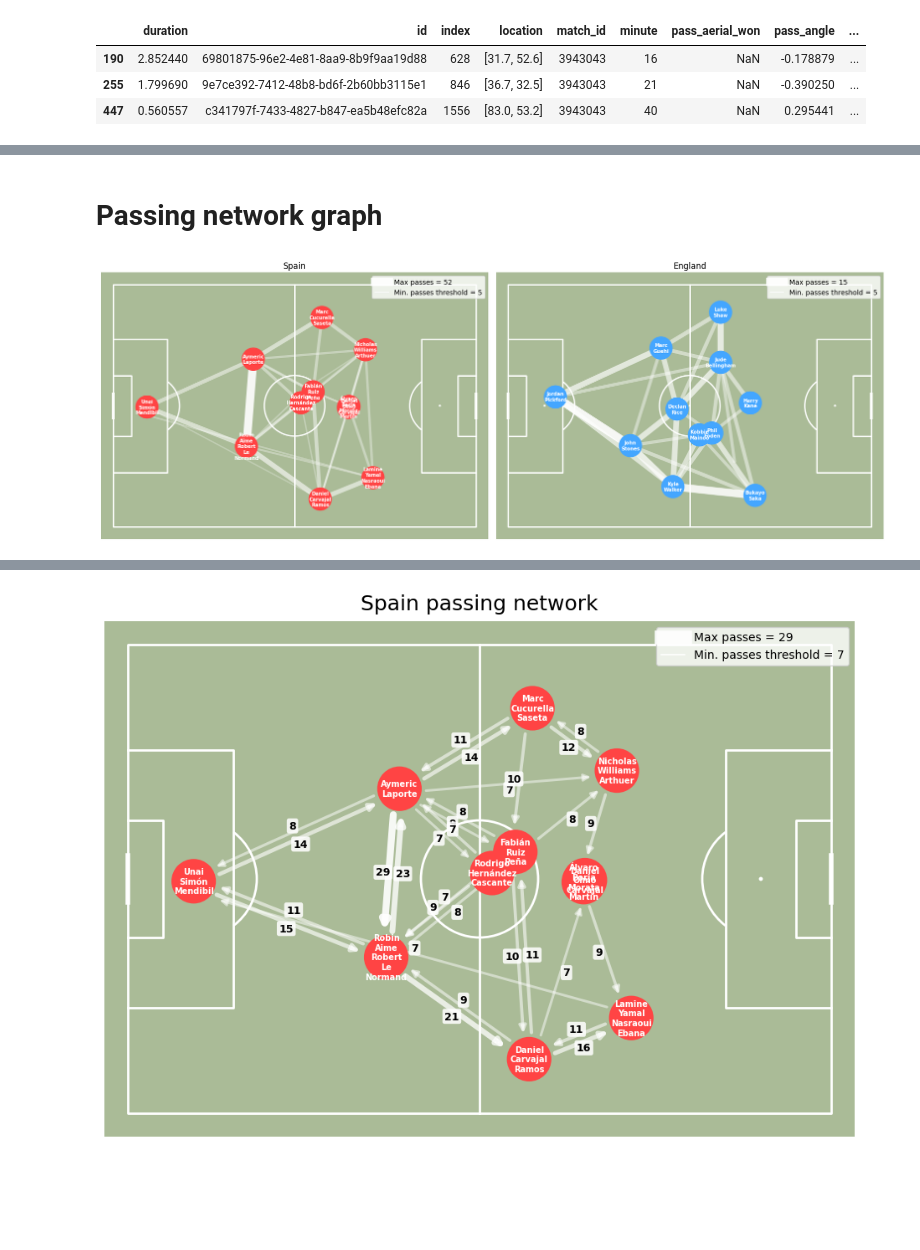
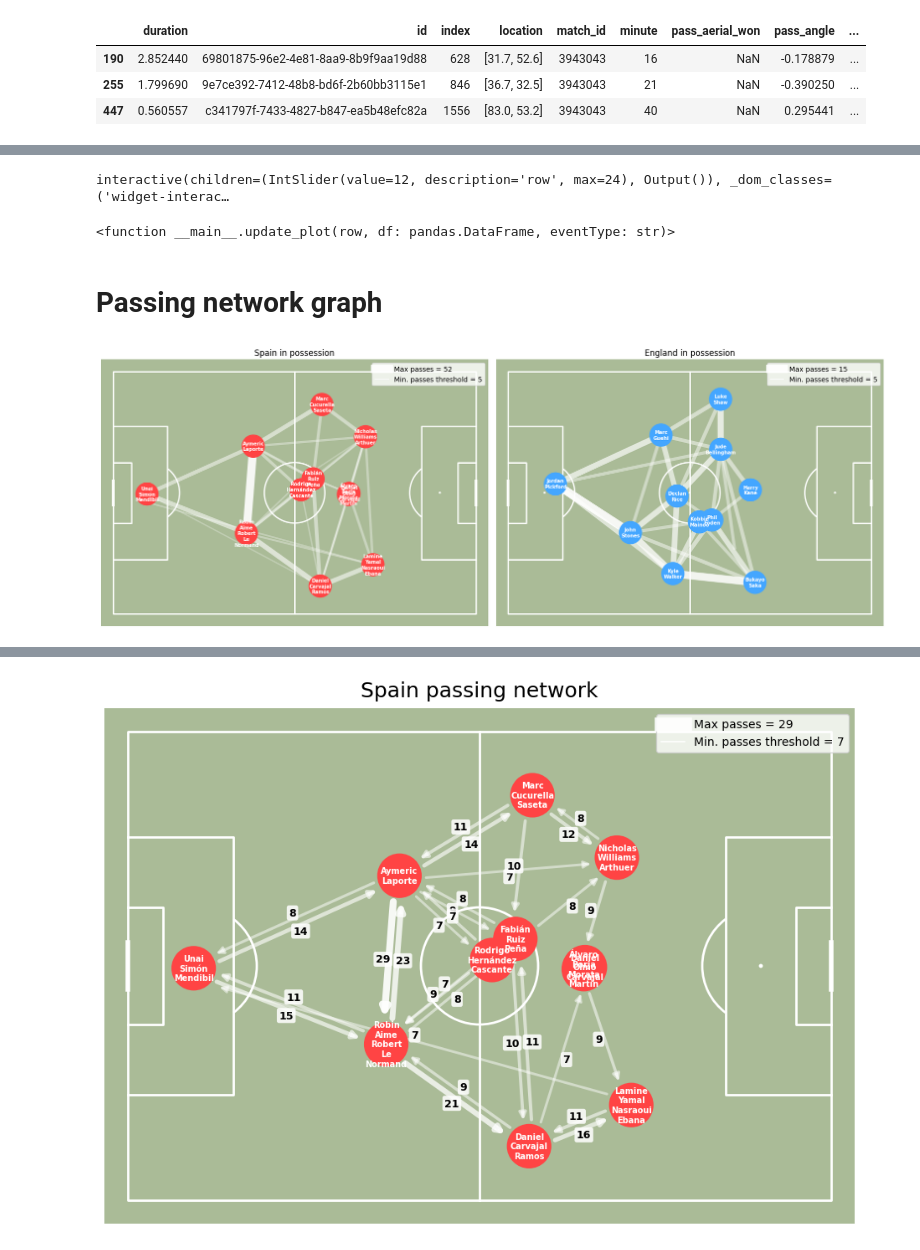
Before and after one commit to francisco-kim/footballAnalysis, a Jupyter notebook: statsbomb.ipynb, the cells around one changed output, grey strips where cells are left out. Drawn from its saved outputs; the diff is of its cells as text; code cells hidden in the pictures; blank space fills up the shorter version.

Commit message:
Add pass/shot/carry graph

```diff
--- a/statsbomb.ipynb
+++ b/statsbomb.ipynb
@@ -93,7 +93,7 @@ dfEvents.head()
 | 3 | NaN | NaN | NaN | NaN | NaN | ... |
 | 4 | NaN | NaN | NaN | NaN | NaN | ... |
 # %%
-df360 = pd.read_json(rf'C:\ProjDotNet\footballAnalysis\data\open-data-master\open-data-master\data\three-sixty\{match}.json')
+df360 = pd.read_json(rf'.\data\open-data-master\data\three-sixty\{match}.json')
 dfEvents.head()
 # %% [output]
 |  | 50_50 | ball_receipt_outcome | ball_recovery_recovery_failure | block_deflection | block_offensive | ... |
@@ -394,3 +405,73 @@ dfRodriPassFailed
+# %%
+# eventType: pass, shot, carry
+def update_plot(row, df: pd.DataFrame, eventType: str):
+    # 1. IMPORTANT: Clear the current figure to prevent stacking/not refreshing
+    plt.close('all')
+
+    pitch = Pitch(pitch_type='statsbomb', pitch_color='#aabb97', line_color='white', linewidth=2)
+    fig, ax = pitch.draw(figsize=(12, 8))
+
+    # Get the data
+    dfFiltered = df[df['type'] == eventType.capitalize()]
+    dfFiltered[['xStart','yStart']] = pd.DataFrame(dfFiltered.location.tolist(), index=dfFiltered.index)
+    #dfFiltered[['xEnd','yEnd']] = pd.DataFrame(dfFiltered[eventType + "_end_location"].tolist(), index=dfFiltered.index)
+    # The "shot" can have a z-value sometimes
+    dfFiltered[['xEnd', 'yEnd', 'zEnd']] = pd.DataFrame(
+        [loc + [float('nan')] * (3 - len(loc)) for loc in dfFiltered[eventType + "_end_location"]],
+        index=dfFiltered.index)
+    dfPlot = dfFiltered.iloc[row]
+
+    # Extract the extra info
+    minute = dfPlot.get('minute', 'N/A')
+    # Pressure is often a boolean (True/NaN), handle with .get() or fillna
+    under_pressure = "Yes" if dfPlot.get('under_pressure') == 1 else "No"
+    outcome = "Complete" if pd.isna(dfPlot.get(eventType + '_outcome')) else dfPlot[eventType + '_outcome']
+    playerName = dfPlot['player']
+
+    # Calculate totals from freeze_frame
+    freeze_frame = dfPlot.get('freeze_frame', [])
+    if not isinstance(freeze_frame, list):
+        freeze_frame = []  # Default to an empty list if it's not a valid list
+    teammatesCount = len([p for p in freeze_frame if p['teammate']])
+    opponentsCount = len([p for p in freeze_frame if not p['teammate']])
+
+    # Draw your pass
+    pitch.scatter(x=dfPlot['xStart'], y=dfPlot['yStart'], ax=ax, c='blue', s=100, zorder=3)
+    pitch.lines(xstart=dfPlot['xStart'], ystart=dfPlot['yStart'],
+                xend=dfPlot['xEnd'], yend=dfPlot['yEnd'],
+                ax=ax, comet=True, color='white', lw=3)
+
+    # Draw freeze frame
+    if 'freeze_frame' in dfPlot and isinstance(dfPlot['freeze_frame'], list):
+        for player in dfPlot['freeze_frame']:
+            color = 'green' if player['keeper'] else 'blue' if player['teammate'] else 'red'
+            pitch.scatter(x=player['location'][0], y=player['location'][1],
+                          ax=ax, c=color, s=80, edgecolors='white')
+
+    # Update Title with the info
+    # Check if zEnd is not NaN
+    z_value = dfPlot['zEnd']
+    z_text = f" | z: {z_value:.2f}" if pd.notna(z_value) else ""
+    ax.set_title(f"{playerName} | {outcome} {eventType} {row} | Under Pressure: {under_pressure} | Minute: {minute}{z_text}",
+                 fontsize=16, pad=10)
+
+    # Add Legend with dynamic counts
+    # We create empty scatter points just to generate the legend labels
+    ax.scatter([], [], c='blue', label=f'Teammates: {teammatesCount}')
+    ax.scatter([], [], c='red', label=f'Opponents: {opponentsCount}')
+    ax.legend(loc='upper right', fontsize=9, frameon=True)
+
+    # 4. Force display
+    plt.show()
+
+    # Optional: Print details below the plot for easier reading
+    #print(f"{'Completed' if pd.isna(dfPlot.get(eventType + '_outcome')) else dfPlot[eventType + '_outcome']} pass {row} | Under Pressure: {under_pressure} | Minute: {minute}")
+
+# Create the interactive slider
+interact(update_plot, row=(0, len(dfRaw[dfRaw['type'] == eventType.capitalize()]) - 1), df=fixed(dfRaw), eventType=fixed('shot'))
+# %% [output]
+interactive(children=(IntSlider(value=12, description='row', max=24), Output()), _dom_classes=('widget-interac…
+<function __main__.update_plot(row, df: pandas.DataFrame, eventType: str)>
 # %% [markdown]
 # Passing network graph
 # %%
@@ -494,33 +575,33 @@ def ShowPassingNetwork(dataframe, team: int, dfForTeam=None, minPasses=5, showPa
         circle = plt.Circle((x, y), radius=3.5, color=circleColor,
                            edgecolor='white', linewidth=3, zorder=5)
         ax.add_patch(circle)
 
         playerNames = '\n'.join(player.split())
         ax.text(x, y, playerNames, color='white', fontweight='bold',
                ha='center', va='center', fontsize=7, zorder=6)
 
     # Show title & legend
     ax.set_title(f"{team_name} passing network",  fontsize=18, pad=10)
     max_entry = Line2D([0], [0], color='white', linewidth=1 + 11, alpha=0.9, label=f"Max passes = {passesMax}")
     minimumPassCountThreshold = Line2D([], [], color='white', linewidth=1 + (1 / passesMax),
                                        label=f"Min. passes threshold = {minPasses}")
     ax.legend(handles=[max_entry, minimumPassCountThreshold], loc='upper right')
 
     return ax
 
 
 
 dfSpainPossession = dfRaw[dfRaw['possession_team'] == 'Spain']
 dfEnglandPossession = dfRaw[dfRaw['possession_team'] == 'England']
 
 fig, axes = plt.subplots(1, 2, figsize=(16, 7), constrained_layout=True)
 
 ShowPassingNetwork(dfSpainPossession, team=0, dfForTeam=dfRaw, minPasses=5, showPassesCount=False, ax=axes[0])
-axes[0].set_title("Spain")
+axes[0].set_title("Spain in possession")
 
 ShowPassingNetwork(dfEnglandPossession, team=1, dfForTeam=dfRaw, minPasses=5, showPassesCount=False, ax=axes[1])
-axes[1].set_title("England")
+axes[1].set_title("England in possession")
 
 plt.show()
 # %% [output]
-[figure, old version]
+[figure, new version]
```
Also changed, not shown: parts of 6 cells of this notebook.
